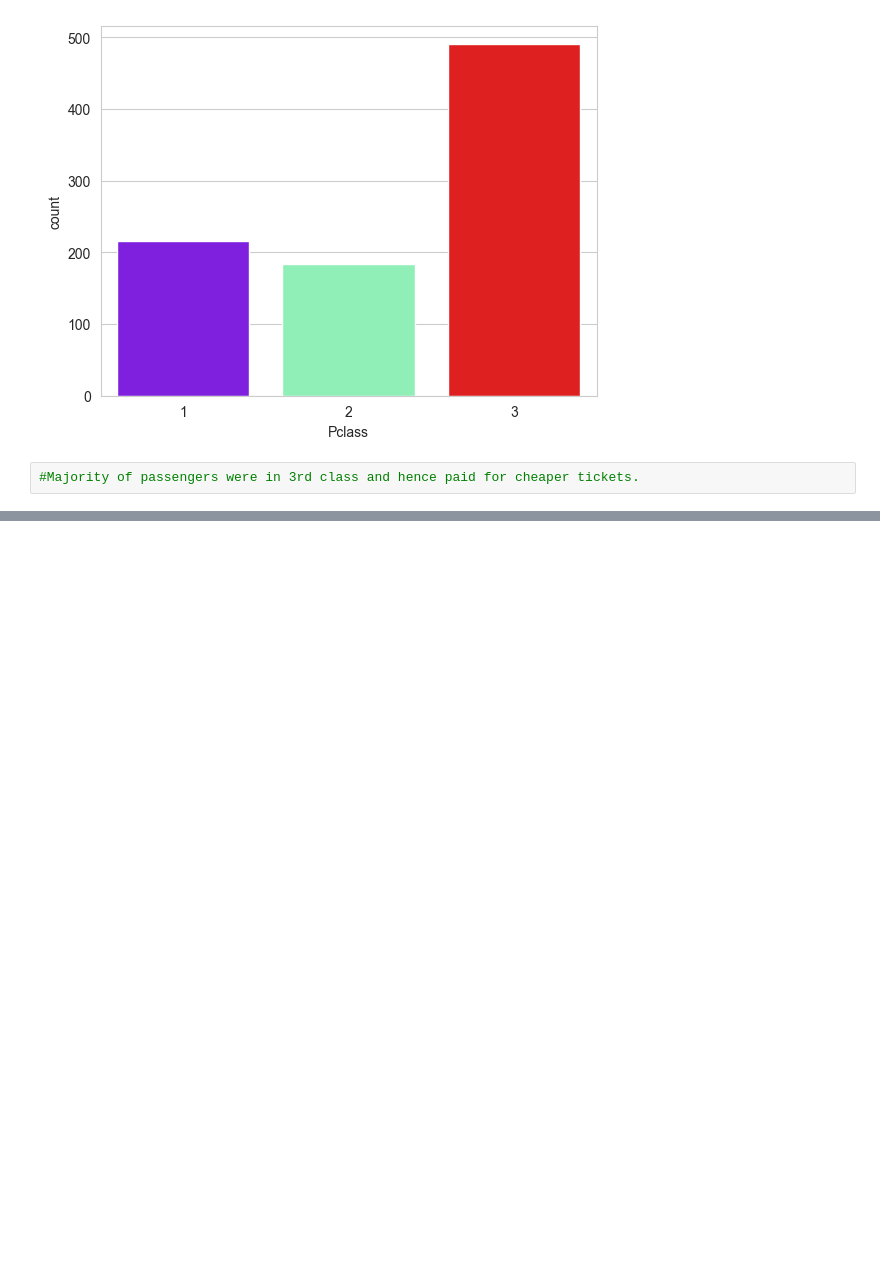
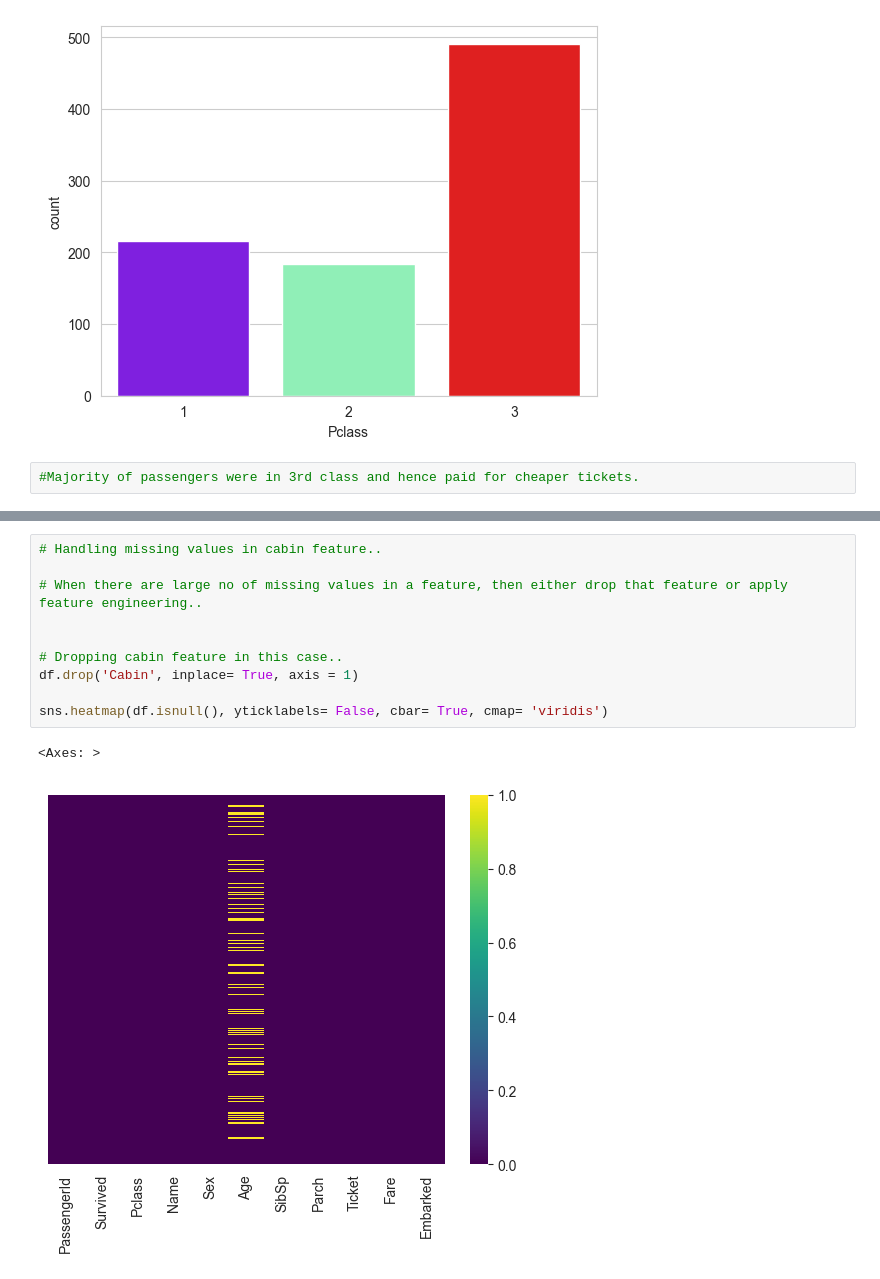
Before and after one commit to AryanGoyal17/Titanic-Survival-Prediction, a Jupyter notebook: notebooks/01_titanic_eda.ipynb, the cells around one changed output, grey strips where cells are left out. Cells and saved outputs as stored; diff of their text form; blank space fills up the shorter version.

Commit message:
feat: Handled the missing values present in cabin feature

```diff
--- a/notebooks/01_titanic_eda.ipynb
+++ b/notebooks/01_titanic_eda.ipynb
@@ -194,0 +215,13 @@ sns.countplot(x= 'Pclass', hue = 'Pclass', data= df, palette='rainbow', legend =
+# %%
+# Handling missing values in cabin feature..
+
+# When there are large no of missing values in a feature, then either drop that feature or apply feature engineering..
+
+
+# Dropping cabin feature in this case..
+df.drop('Cabin', inplace= True, axis = 1)
+
+sns.heatmap(df.isnull(), yticklabels= False, cbar= True, cmap= 'viridis')
+# %% [output]
+<Axes: >
+[figure, added]
```
Also changed, not shown: parts of 1 cell of this notebook.
